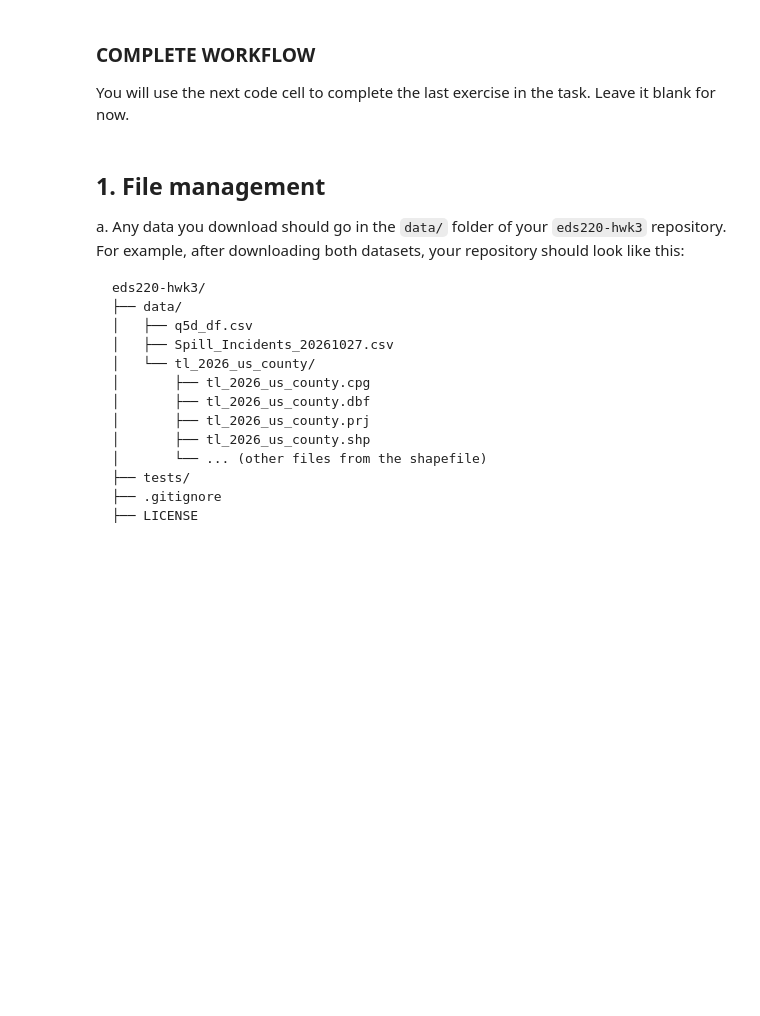
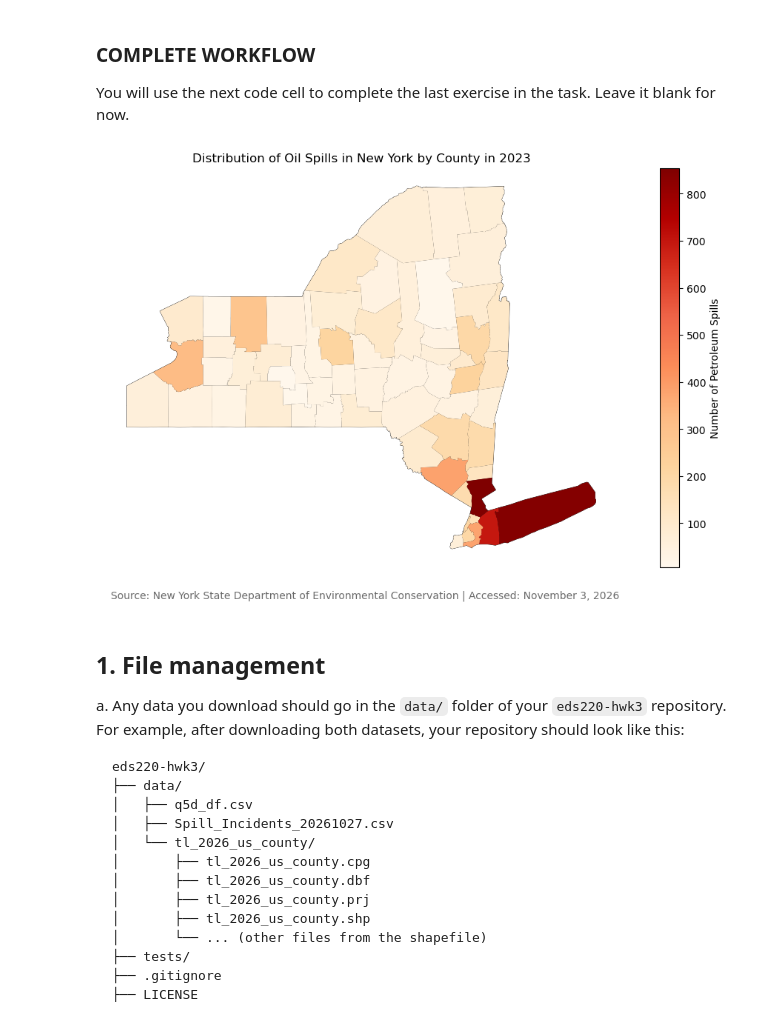
Before and after one commit to AaronWanh/eds220-hwk3, a Jupyter notebook: hwk3-task2-spills.ipynb, the cells around one changed output. Drawn from its saved outputs; the diff is of its cells as text; code cells hidden in the pictures; blank space fills up the shorter version.

```diff
--- a/hwk3-task2-spills.ipynb
+++ b/hwk3-task2-spills.ipynb
@@ -38,6 +38,94 @@ The second dataset is the [2026 Counties (and equivalent) TIGER shapefile](https
 You will use the next code cell to complete the last exercise in the task. Leave it blank for now.
 # %%
 # FINAL CODE
+
+import os
+import numpy as np
+import pandas as pd
+import matplotlib.pyplot as plt
+import geopandas as gpd
+
+# read spills dataset
+fp = os.path.join("data/Spill_Incidents_20261102.csv")
+spills = gpd.read_file(fp)
+# read U.S. counties dataset
+fp = os.path.join("data/tl_2026_us_county/tl_2026_us_county.shp")
+counties = gpd.read_file(fp)
+
+# cleaning column names to be consistent and simple
+spills.columns = spills.columns.str.lower().str.replace(" ", "_")
+counties.columns = counties.columns.str.lower()
+
+# change the data type of the spill date to datetime
+spills['spill_date'] = pd.to_datetime(spills['spill_date'])
+
+# select only petroleum spills that occured in 2023
+petr_23 = spills[(spills['spill_date'] >= '2023-01-01') & (spills['spill_date'] <= '2023-12-31') & (spills['material_family'] == 'Petroleum')]
+
+# create a dataset that shows how many unique spills occurred in each county
+# This will create pandas Series not a DataFrame. You need to reset the index back to integer indexing.
+spills_per_county = petr_23.groupby('county')['spill_number'].nunique().reset_index(drop=False)
+spills_per_county = spills_per_county.rename(columns = {'spill_number' : 'n_spills'})
+
+ny_counties = counties[counties['statefp'] == '36']
+
+# change the name of St Lawrence ot match the name in ny_counties
+spills_per_county = spills_per_county.replace({'St Lawrence' : 'St. Lawrence'})
+
+# rename the county column to match the column in spills_per_county
+ny_counties = ny_counties.rename(columns = {'name' : 'county'})
+
+# join spills_per_county and ny_counties
+ny_spills = pd.merge(spills_per_county, ny_counties)
+
+# add the number of spillls from Onondaga Indian Reservation to Onondaga
+onon_indian_reserve = spills_per_county.loc[spills_per_county['county'] == 'Onondaga Indian Reservation', 'n_spills'].iloc[0]
+ny_spills.loc[ny_spills['county'] == 'Onondaga', 'n_spills'] += onon_indian_reserve
+
+# add the number of spillls from Tuscarora Indian Reservation to Niagara
+tusc_indian_reserve = spills_per_county.loc[spills_per_county['county'] == 'Tuscarora Indian Reservation', 'n_spills'].iloc[0]
+ny_spills.loc[ny_spills['county'] == 'Niagara', 'n_spills'] += tusc_indian_reserve
+
+# convert ny_spills from pandas data series to a geodataframe
+ny_spills = gpd.GeoDataFrame(
+    ny_spills,
+    geometry='geometry',
+    crs=ny_counties.crs
+)
+
+fig, ax = plt.subplots(figsize = (14, 7))
+
+# plot New York county boundaries
+ny_counties.plot(
+    ax = ax,
+    facecolor='lightgray',
+    edgecolor='black',
+    linewidth=0.5
+)
+
+# plot oil spills values
+ny_spills.plot(
+    ax=ax,
+    column='n_spills',
+    cmap='OrRd',
+    legend=True,
+    legend_kwds = {'label' : "Number of Petroleum Spills"}
+)
+ax.set_title('Distribution of Oil Spills in New York by County in 2023')
+ax.set_axis_off()
+
+# add text that sources the dataset
+fig.text(
+    0.5, 0.05,
+    'Source: New York State Department of Environmental Conservation | Accessed: November 3, 2026',
+    ha='center',
+    fontsize=10,
+    color='dimgray'
+)
+
+plt.show()
+# %% [output]
+[figure, added]
 # %% [markdown]
 ## 1. File management
 a. Any data you download should go in the `data/` folder of your `eds220-hwk3` repository. For example, after downloading both datasets, your repository should look like this:
```
Also changed, not shown: parts of 42 cells of this notebook, 1 other file.
